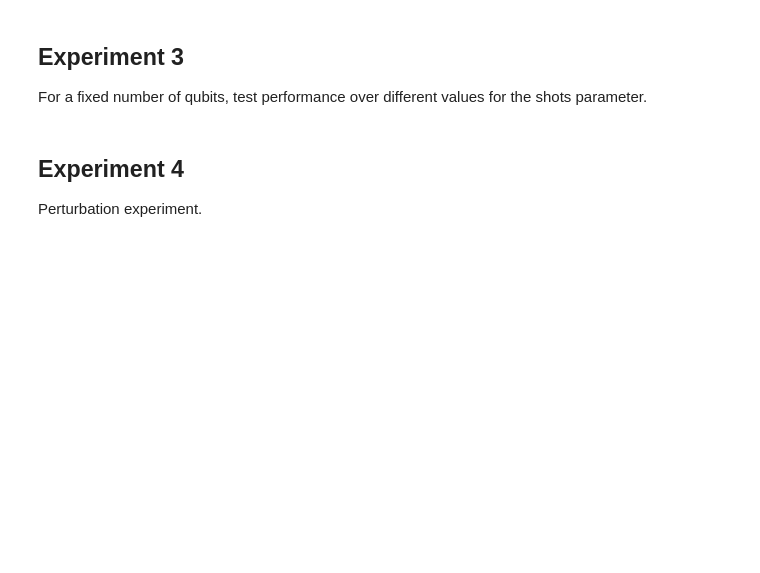
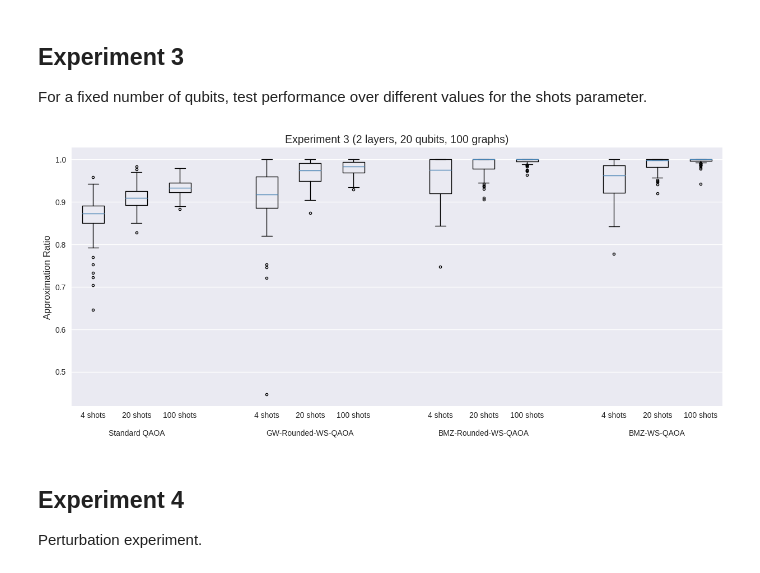
Before and after one commit to samco7/qaoa, a Jupyter notebook: notebooks/experiments.ipynb, the cells around one changed output. Saved outputs shown, nothing was run; the diff lists cells and outputs as text; code cells hidden in the pictures; blank space fills up the shorter version.

Commit message:
minor edits, ran shots and  perturbation experiments

```diff
--- a/notebooks/experiments.ipynb
+++ b/notebooks/experiments.ipynb
@@ -381,31 +379,33 @@ For a fixed number of qubits, test performance over different values for the sho
 # %%
-# fig = plt.figure(figsize=(15, 6))
-# algorithms = ['Standard QAOA', 'GW-Rounded-WS-QAOA', 'BMZ-Rounded-WS-QAOA', 'BMZ-WS-QAOA']
-# positions = [0, 1, 2, 4, 5, 6, 8, 9, 10, 12, 13, 14]
-# labels = []
-# #inelegantbutworks
-# counter = 0
-# for i in range(len(positions)):
-#     idx = i%len(shot_vals)
-#     if idx == 1:
-#         labels.append(str(shot_vals[idx]) + ' shots\n\n' + str(algorithms[counter]))
-#         counter += 1
-#     else:
-#         labels.append(str(shot_vals[idx]) + ' shots')
+fig = plt.figure(figsize=(15, 6))
+algorithms = ['Standard QAOA', 'GW-Rounded-WS-QAOA', 'BMZ-Rounded-WS-QAOA', 'BMZ-WS-QAOA']
+positions = [0, 1, 2, 4, 5, 6, 8, 9, 10, 12, 13, 14]
+labels = []
+#inelegantbutworks
+counter = 0
+for i in range(len(positions)):
+    idx = i%len(shot_vals)
+    if idx == 1:
+        labels.append(str(shot_vals[idx]) + ' shots\n\n' + str(algorithms[counter]))
+        counter += 1
+    else:
+        labels.append(str(shot_vals[idx]) + ' shots')
 
-# plt.boxplot(vals, positions=positions, sym='.',
-# flierprops=dict(markeredgecolor='k'),
-# medianprops=dict(color='steelblue'),
-# boxprops=dict(color='k'),
-# capprops=dict(color='k'),
-# whiskerprops=dict(color='k'))
-# plt.xticks(positions, labels)
-# plt.ylabel('Approximation Ratio', fontsize=12)
-# plt.grid(False, axis='x')
+plt.boxplot(vals, positions=positions, sym='.',
+flierprops=dict(markeredgecolor='k'),
+medianprops=dict(color='steelblue'),
+boxprops=dict(color='k'),
+capprops=dict(color='k'),
+whiskerprops=dict(color='k'))
+plt.xticks(positions, labels)
+plt.ylabel('Approximation Ratio', fontsize=12)
+plt.grid(False, axis='x')
 
-# plt.title(f'Experiment 3 ({n_layers} layers, {n_qubits} qubits, {n_graphs} graphs)', fontsize=14)
-# save_plot(fig, 'experiment_3')
-# plt.show()
+plt.title(f'Experiment 3 ({n_layers} layers, {n_qubits} qubits, {n_graphs} graphs)', fontsize=14)
+save_plot('experiment_3')
+plt.show()
+# %% [output]
+[figure, added]
 # %% [markdown]
 ## Experiment 4
 Perturbation experiment.
```
Also changed, not shown: parts of 12 cells of this notebook.
